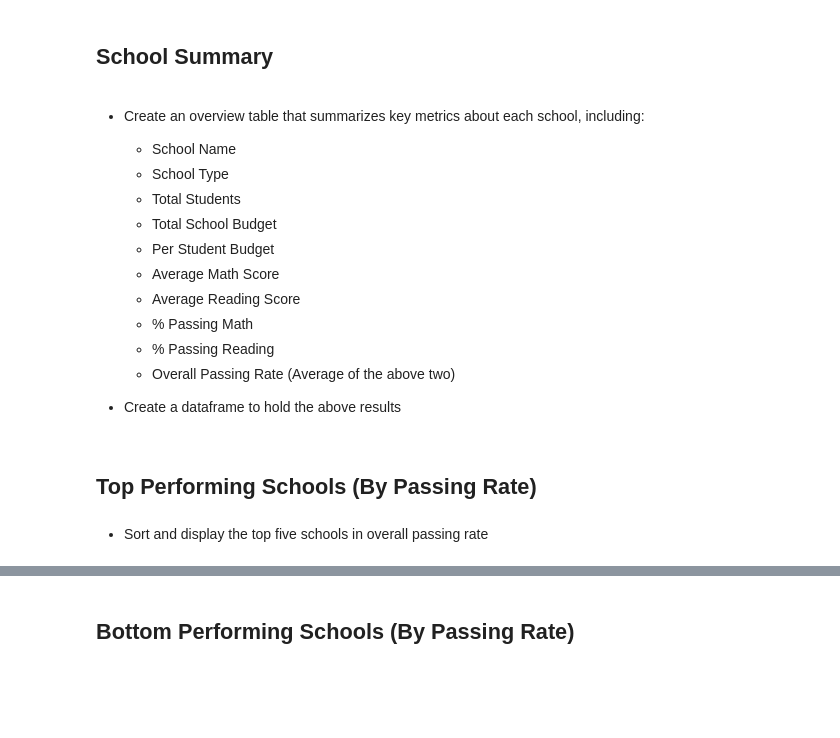
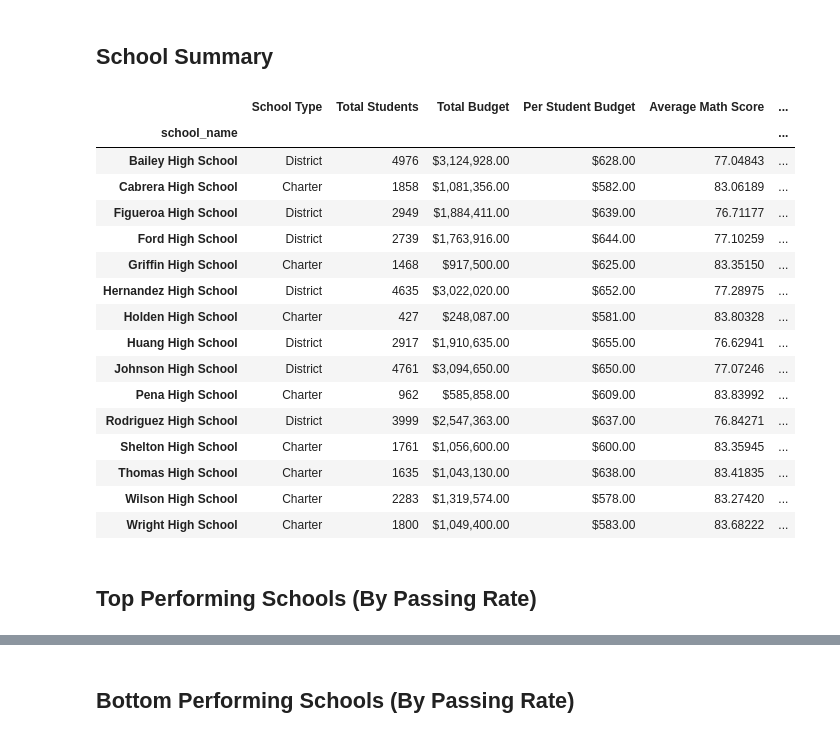
Before and after one commit to coralmaven/PyCitySchools, a Jupyter notebook: PyCitySchools.ipynb, the cells around one changed output, grey strips where cells are left out. Drawn from its saved outputs; the diff is of its cells as text; code cells hidden in the pictures; blank space fills up the shorter version.

```diff
--- a/PyCitySchools.ipynb
+++ b/PyCitySchools.ipynb
@@ -96,20 +53,58 @@ pd.DataFrame({"Total Schools":[totalSchools],"Total Students":[totalStudents],"T
 # %% [markdown]
 ## School Summary
-# %% [markdown]
-* Create an overview table that summarizes key metrics about each school, including:
-  * School Name
-  * School Type
-  * Total Students
-  * Total School Budget
-  * Per Student Budget
-  * Average Math Score
-  * Average Reading Score
-  * % Passing Math
-  * % Passing Reading
-  * Overall Passing Rate (Average of the above two)
-
-* Create a dataframe to hold the above results
+# %%
+def getSchoolSummary(x):
+    d = {}
+    d["School Type"] = x["type"].min()
+    d["Total Students"] = x["student_name"].count()
+    d["Total Budget"] =  x["budget"].unique().sum()
+    d['Per Student Budget'] = d['Total Budget']/d['Total Students']
+    d["Average Math Score"] = x["math_score"].mean()
+    d["Average Reading Score"] = x['reading_score'].mean()
+    d["% Passing Math"] = 100*x["math_score"][x["math_score"] >= 70].count()/d["Total Students"]
+    d["% Passing Reading"] = 100*x["reading_score"][x["reading_score"] >= 70].count()/d["Total Students"]
+    d["% Overall Passing Rate"] = (d["% Passing Math"] + d["% Passing Reading"])/2
+    return pd.Series(d, index=[ "School Type",'Total Students', 'Total Budget',
+                               'Per Student Budget','Average Math Score',\
+                              "Average Reading Score","% Passing Math", \
+                               "% Passing Reading",\
+                              "% Overall Passing Rate"])
+# %%
+def formatSchoolData(x):
+    x['Total Students'] = x['Total Students'].map("{:.0f}".format)
+    x["Total Budget"] = x["Total Budget"].map("${:,.2f}".format)
+    x["Per Student Budget"] = x["Per Student Budget"].map("${:,.2f}".format)
+    return x
+# %%
+def formatScoreData(x):
+    x['Average Math Score'] = x['Average Math Score'].map("{:.5f}".format)
+    x['Average Reading Score'] = x['Average Reading Score'].map("{:.5f}".format)
+    x['% Passing Math'] = x['% Passing Math'].map("{:.6f}%".format)
+    x['% Passing Reading'] = x['% Passing Reading'].map("{:.6f}%".format)
+    x['% Overall Passing Rate'] = x['% Overall Passing Rate'].map("{:.6f}%".format)
+    return x
+# %%
+gpby_schools = school_data_complete.groupby('school_name')
+df_schools = gpby_schools.apply(getSchoolSummary)
+formatSchoolData(df_schools)
+formatScoreData(df_schools)
+# %% [output]
+|  | School Type | Total Students | Total Budget | Per Student Budget | Average Math Score | ... |
+| school_name |  |  |  |  |  | ... |
+| Bailey High School | District | 4976 | $3,124,928.00 | $628.00 | 77.04843 | ... |
+| Cabrera High School | Charter | 1858 | $1,081,356.00 | $582.00 | 83.06189 | ... |
+| Figueroa High School | District | 2949 | $1,884,411.00 | $639.00 | 76.71177 | ... |
+| Ford High School | District | 2739 | $1,763,916.00 | $644.00 | 77.10259 | ... |
+| Griffin High School | Charter | 1468 | $917,500.00 | $625.00 | 83.35150 | ... |
+| Hernandez High School | District | 4635 | $3,022,020.00 | $652.00 | 77.28975 | ... |
+| Holden High School | Charter | 427 | $248,087.00 | $581.00 | 83.80328 | ... |
+| Huang High School | District | 2917 | $1,910,635.00 | $655.00 | 76.62941 | ... |
+| Johnson High School | District | 4761 | $3,094,650.00 | $650.00 | 77.07246 | ... |
+| Pena High School | Charter | 962 | $585,858.00 | $609.00 | 83.83992 | ... |
+| Rodriguez High School | District | 3999 | $2,547,363.00 | $637.00 | 76.84271 | ... |
+| Shelton High School | Charter | 1761 | $1,056,600.00 | $600.00 | 83.35945 | ... |
+| Thomas High School | Charter | 1635 | $1,043,130.00 | $638.00 | 83.41835 | ... |
+| Wilson High School | Charter | 2283 | $1,319,574.00 | $578.00 | 83.27420 | ... |
+| Wright High School | Charter | 1800 | $1,049,400.00 | $583.00 | 83.68222 | ... |
 # %% [markdown]
 ## Top Performing Schools (By Passing Rate)
-# %% [markdown]
-* Sort and display the top five schools in overall passing rate
```
Also changed, not shown: parts of 36 cells of this notebook.
